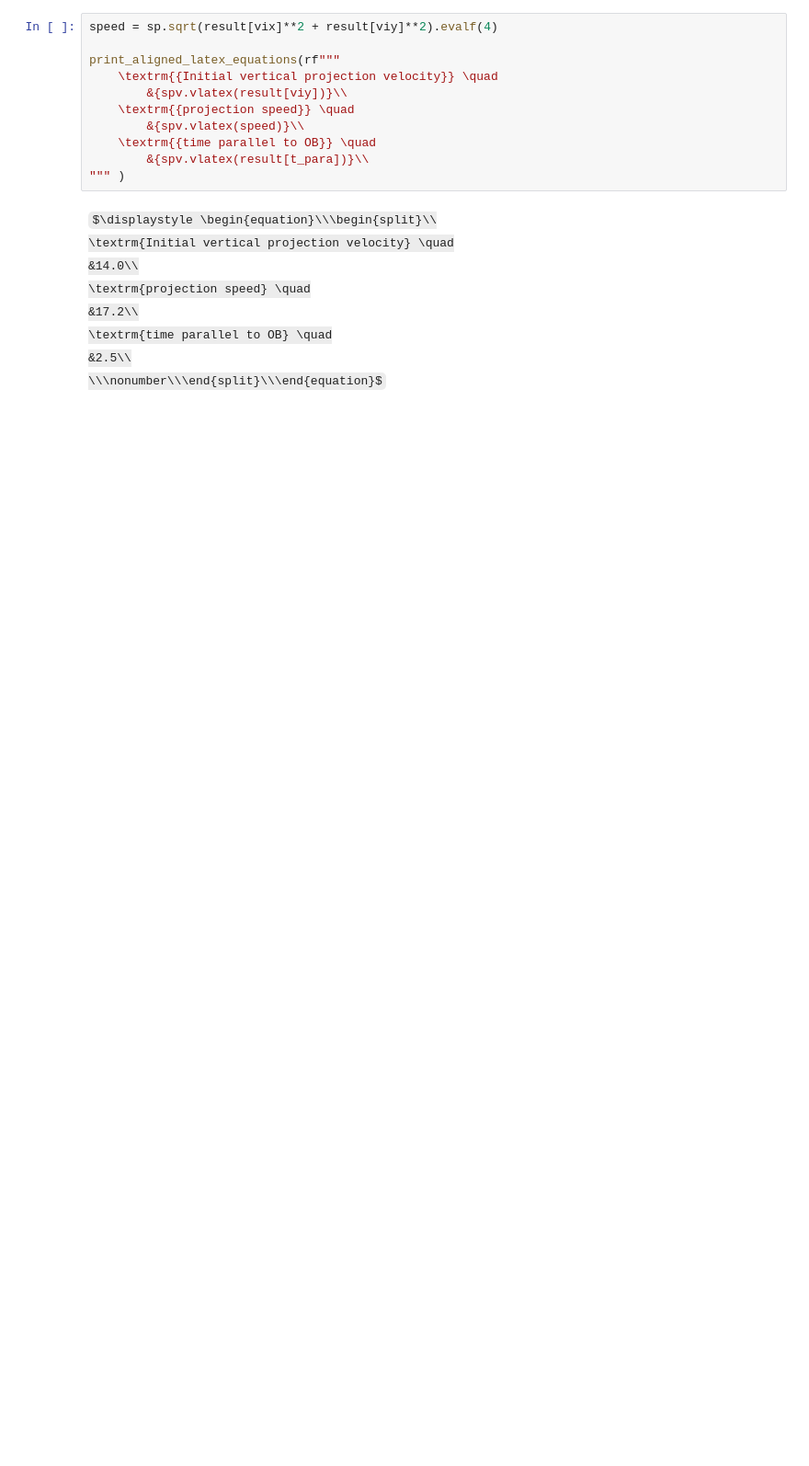
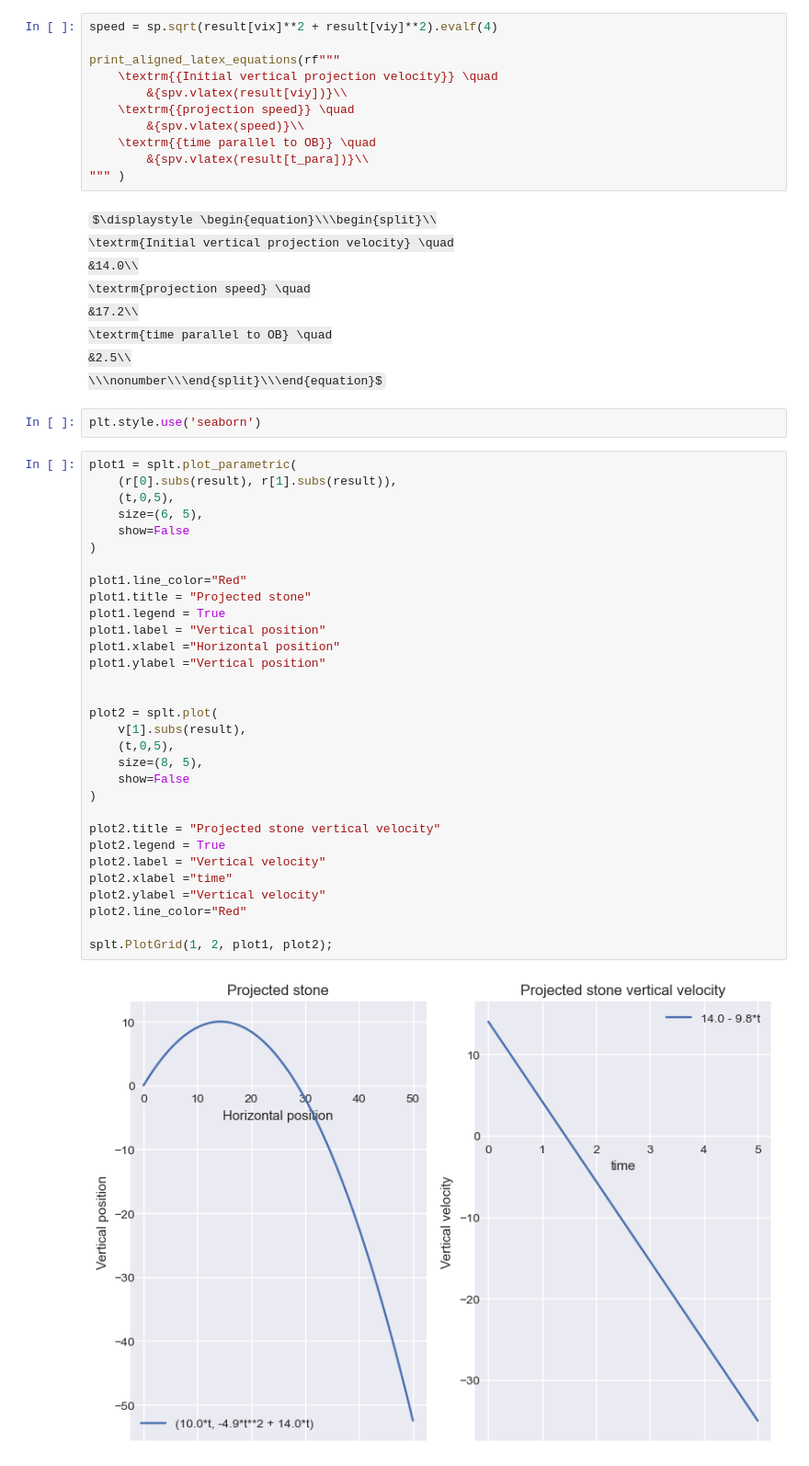
Before and after one commit to JonnyRed/Physics-Problems, a Jupyter notebook: MrHart-001.ipynb, the cells around one changed output. Shown at 92% size. Saved outputs shown, nothing was run; the diff lists cells and outputs as text; some formulas as TeX source; blank space fills up the shorter version.

```diff
--- a/MrHart-001.ipynb
+++ b/MrHart-001.ipynb
@@ -182,3 +183,38 @@ $\displaystyle \begin{equation}\\\begin{split}\\
     \textrm{time parallel to OB} \quad
         &2.5\\
 \\\nonumber\\\end{split}\\\end{equation}$
+# %%
+plt.style.use('seaborn')
+# %%
+plot1 = splt.plot_parametric(
+    (r[0].subs(result), r[1].subs(result)),
+    (t,0,5),
+    size=(6, 5),
+    show=False
+)
+
+plot1.line_color="Red"
+plot1.title = "Projected stone"
+plot1.legend = True
+plot1.label = "Vertical position"
+plot1.xlabel ="Horizontal position"
+plot1.ylabel ="Vertical position"
+
+
+plot2 = splt.plot(
+    v[1].subs(result),
+    (t,0,5),
+    size=(8, 5),
+    show=False
+)
+
+plot2.title = "Projected stone vertical velocity"
+plot2.legend = True
+plot2.label = "Vertical velocity"
+plot2.xlabel ="time"
+plot2.ylabel ="Vertical velocity"
+plot2.line_color="Red"
+
+splt.PlotGrid(1, 2, plot1, plot2);
+# %% [output]
+[figure, added]
```
Also changed, not shown: parts of 1 cell of this notebook.
